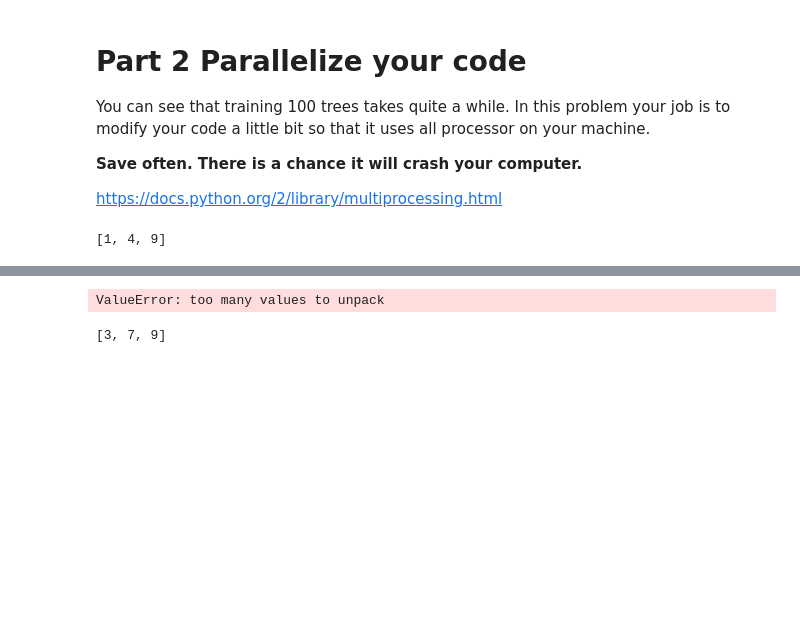
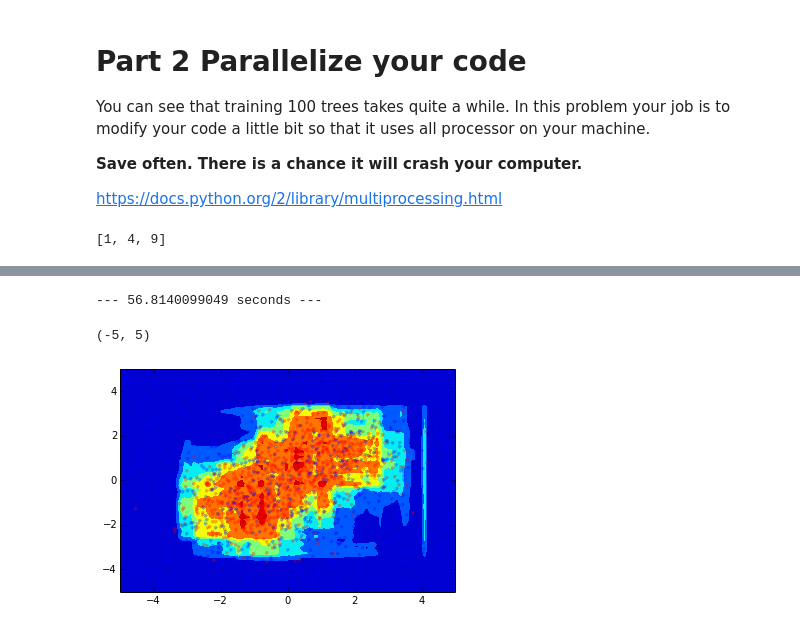
Before and after one commit to KongsakTi/PatternReg, a Jupyter notebook: Homework 3.ipynb, the cells around one changed output, grey strips where cells are left out. Drawn from its saved outputs; the diff is of its cells as text; code cells hidden in the pictures; blank space fills up the shorter version.

```diff
--- a/Homework 3.ipynb
+++ b/Homework 3.ipynb
@@ -291,14 +278,49 @@ print("--- %s seconds ---" % (time.time() - start_time))
 # %%
 start_time = time.time()
 p = Pool(100)
-p.map(make_tree, [(features, cls, 20)])
+tforest = p.map(make_tree, randPop)
 print("--- %s seconds ---" % (time.time() - start_time))
 # %% [output]
-ValueError: too many values to unpack
+--- 56.8140099049 seconds ---
-# %%
-def f(x):
-    a, b = x
-    return a+b
-map(f, [(1,2), (3,4), (4,5)])
-# %% [output]
-[3, 7, 9]
+# %%
+aa = np.linspace(-5, 5, 100)
+bb = np.linspace(-5, 5, 100)
+zs = np.zeros((100,100))
+
+for ix1, a in enumerate(aa):
+    for ix2, b in enumerate(bb):
+        zs[ix1, ix2] = sum([tree.classify([a, b]) for tree in tforest])/len(tforest)
+plt.contourf(aa, bb, zs.T)
+
+np.random.seed(1234)
+nset = 500
+xp11 = np.random.randn(nset,1)-1
+xp21 = np.random.randn(nset,1)-1
+
+xp12 = np.random.randn(nset,1)+1
+xp22 = np.random.randn(nset,1)+1
+
+xp1 = np.concatenate((xp11, xp12))
+xp2 = np.concatenate((xp21, xp22))
+
+pcls = np.zeros((nset*2))
+pcls[:] = 1
+
+xn1 = np.random.random((nset*2,1))*10-5
+xn2 = np.random.random((nset*2,1))*10-5
+ncls = np.zeros((1000))
+ncls[:] = -1
+
+x1s = np.concatenate([xp1, xn1])
+x2s = np.concatenate([xp2, xn2])
+cls = np.concatenate([pcls, ncls])
+features = np.concatenate((x1s, x2s), axis=1)
+
+cls>0
+plt.plot(features[cls>0, 0], features[cls>0, 1], '.r', alpha=0.3)
+plt.plot(features[cls<0, 0], features[cls<0, 1], '.b', alpha=0.3)
+plt.xlim(-5, 5)
+plt.ylim(-5, 5)
+# %% [output]
+(-5, 5)
+[figure, added]
```
Also changed, not shown: parts of 7 cells of this notebook, 2 other files.
